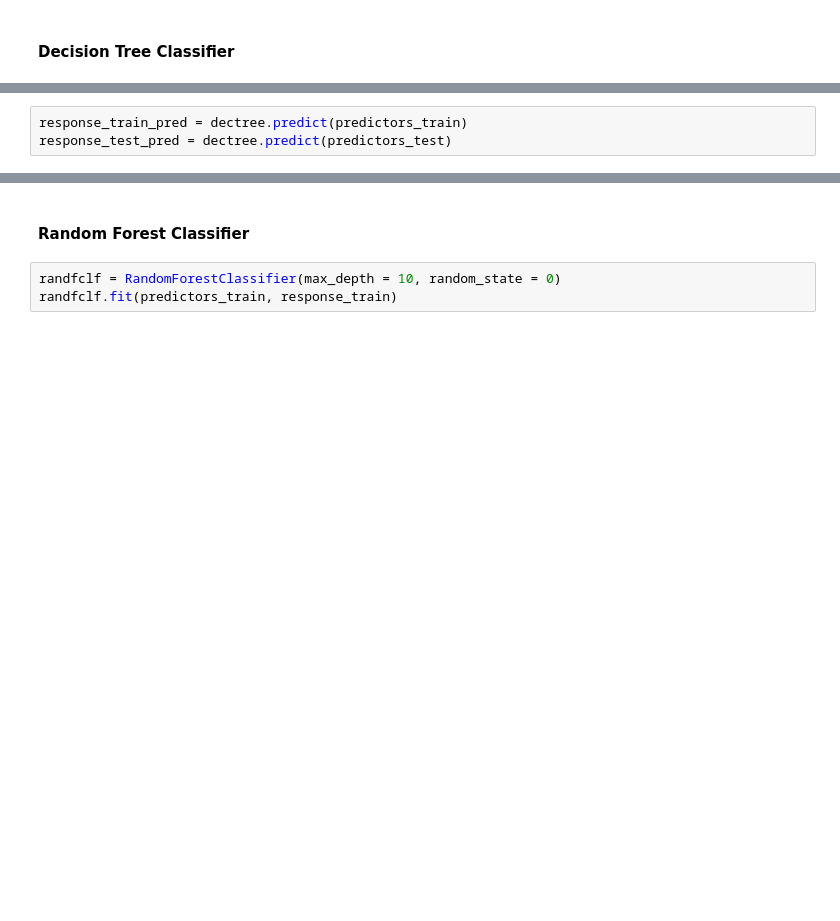
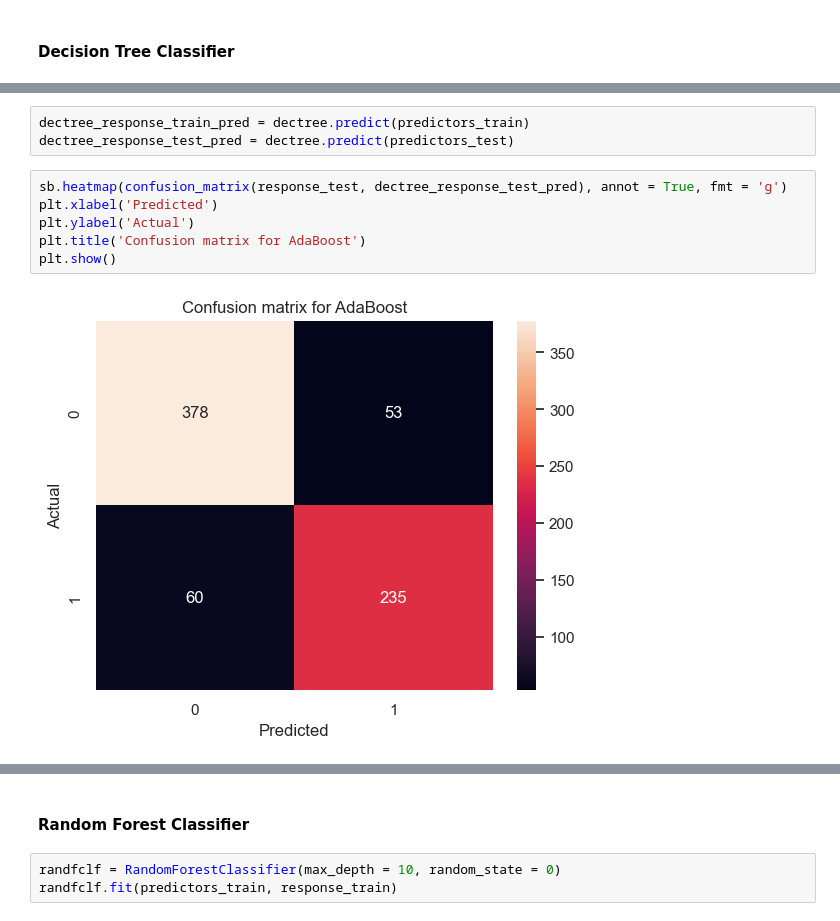
Before and after one commit to yewkiang123/SC1015-Project, a Jupyter notebook: Machine Learning.ipynb, the cells around one changed output, grey strips where cells are left out. Saved outputs shown, nothing was run; the diff lists cells and outputs as text; blank space fills up the shorter version.

```diff
--- a/Machine Learning.ipynb
+++ b/Machine Learning.ipynb
@@ -87,5 +111,13 @@ dectree.fit(predictors_train, response_train)
 # %%
-response_train_pred = dectree.predict(predictors_train)
-response_test_pred = dectree.predict(predictors_test)
+dectree_response_train_pred = dectree.predict(predictors_train)
+dectree_response_test_pred = dectree.predict(predictors_test)
+# %%
+sb.heatmap(confusion_matrix(response_test, dectree_response_test_pred), annot = True, fmt = 'g')
+plt.xlabel('Predicted')
+plt.ylabel('Actual')
+plt.title('Confusion matrix for AdaBoost')
+plt.show()
+# %% [output]
+[figure, added]
 # %%
 scores = cross_val_score(dectree, predictors_train, response_train, cv=10)
```
Also changed, not shown: parts of 18 cells of this notebook.
